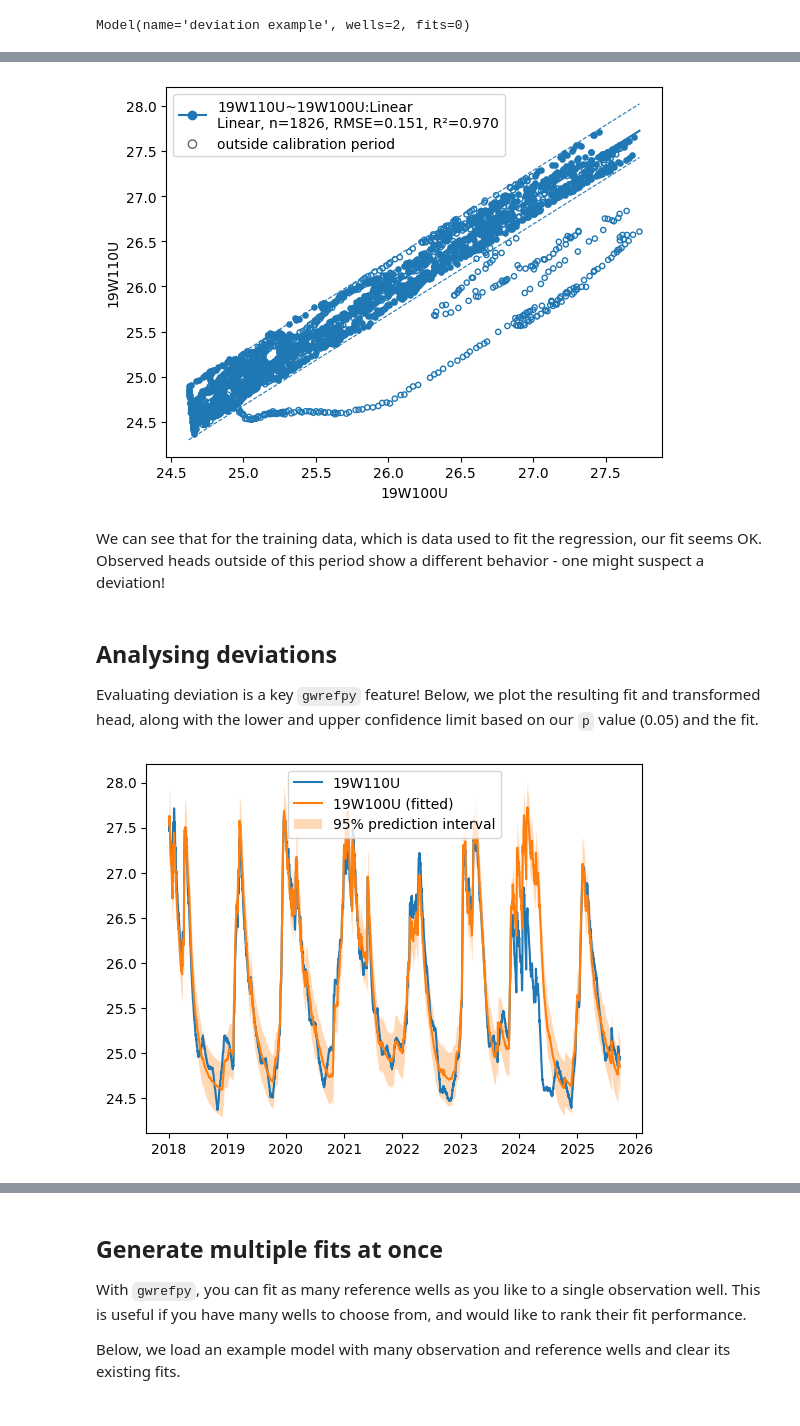
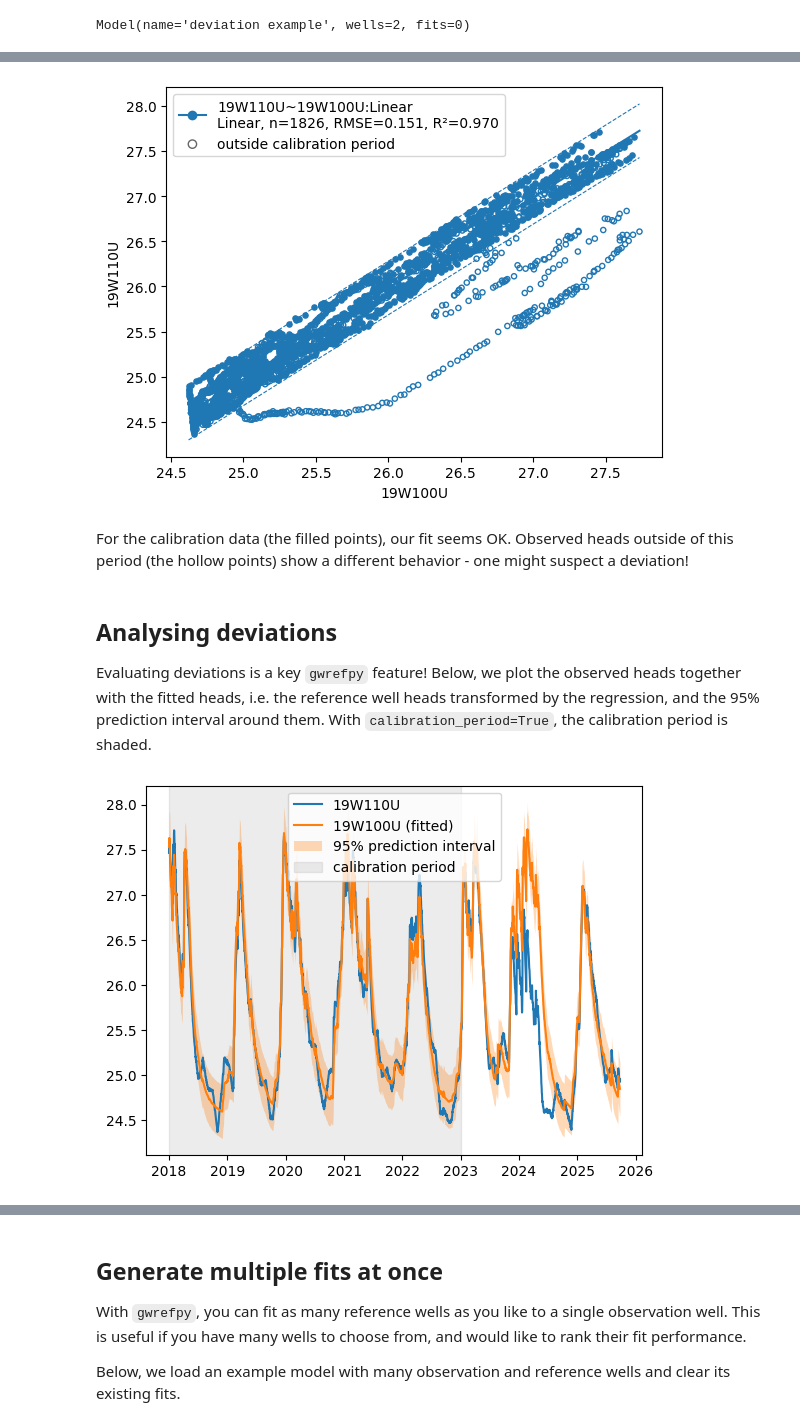
Before and after one commit to sgfsweden/gwrefpy, a Jupyter notebook: docs/user_guide/2_fitting_wells.ipynb, the cells around one changed output, grey strips where cells are left out. Saved outputs shown, nothing was run; the diff lists cells and outputs as text; code cells hidden in the pictures.

```diff
--- a/docs/user_guide/2_fitting_wells.ipynb
+++ b/docs/user_guide/2_fitting_wells.ipynb
@@ -93,5 +88,6 @@ fit = model.fit(
     obs_well="19W110U",
     ref_well="19W100U",
     offset="0D",
-    tmax="2022"
+    tmax="2022",
 )
+fit
@@ -102,15 +114,15 @@ Let's plot the resulting fit to verify everything is OK. We can use the `plots.d
 # %%
 fit.plots.diagnostics();
 # %% [output]
-[figure, old version]
+[figure, new version]
 # %% [markdown]
-We can see that for the training data, which is data used to fit the regression, our fit seems OK. Observed heads outside of this period show a different behavior - one might suspect a deviation!
+For the calibration data (the filled points), our fit seems OK. Observed heads outside of this period (the hollow points) show a different behavior - one might suspect a deviation!
 # %% [markdown]
 ## Analysing deviations
 
-Evaluating deviation is a key `gwrefpy` feature! Below, we plot the resulting fit and transformed head, along with the lower and upper confidence limit based on our `p` value (0.05) and the fit.
+Evaluating deviations is a key `gwrefpy` feature! Below, we plot the observed heads together with the fitted heads, i.e. the reference well heads transformed by the regression, and the 95% prediction interval around them. With `calibration_period=True`, the calibration period is shaded.
 # %%
-fit.plot();
+fit.plot(calibration_period=True);
 # %% [output]
-[figure, old version]
+[figure, new version]
 # %% [markdown]
```
Also changed, not shown: parts of 21 cells of this notebook, 3 other files.
